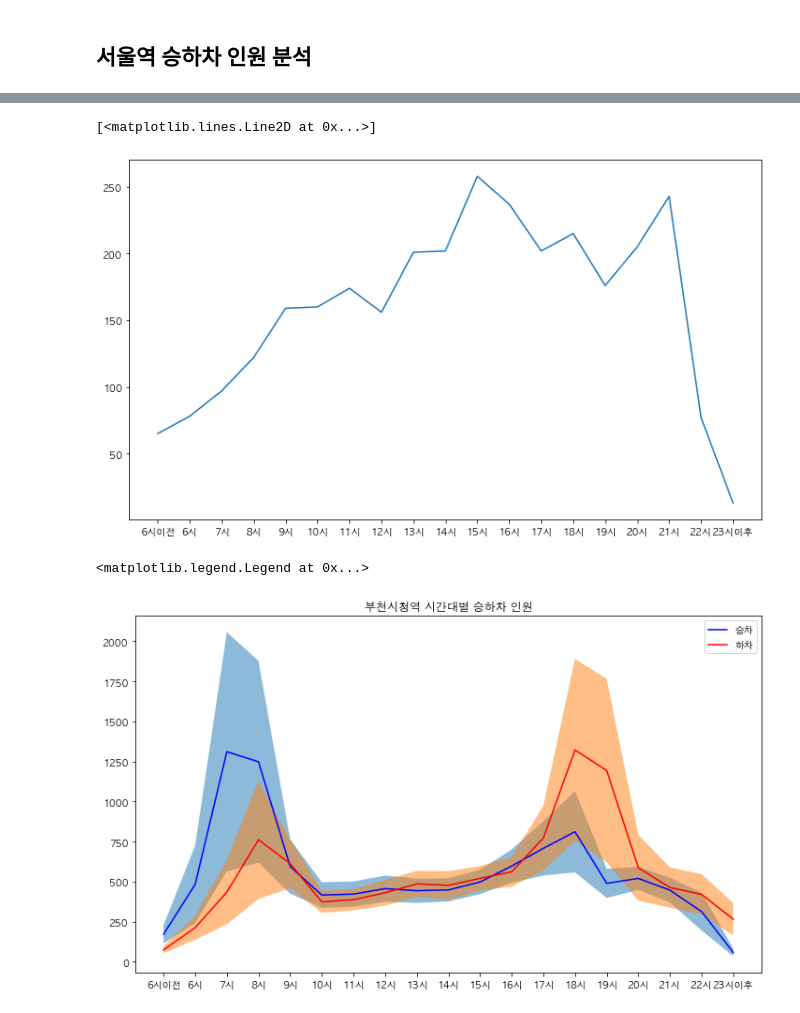
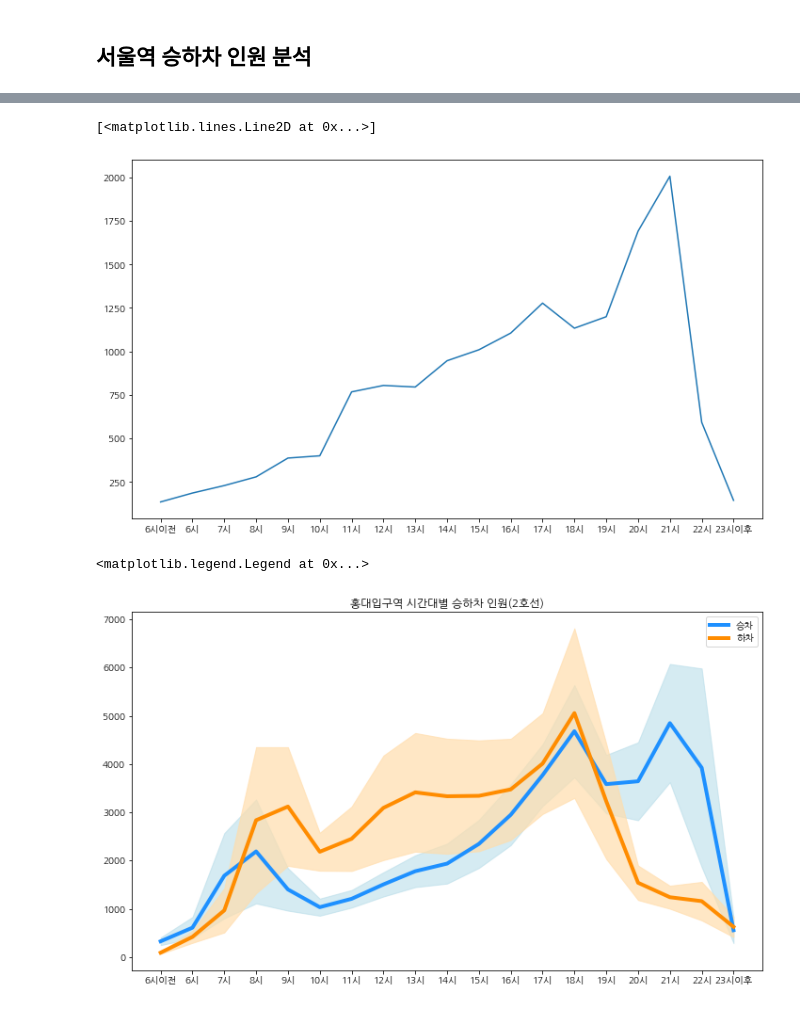
Before and after one commit to SeungyounShin/DGU-DataAnalysis, a Jupyter notebook: station.ipynb, the cells around one changed output, grey strips where cells are left out. Drawn from its saved outputs; the diff is of its cells as text; code cells hidden in the pictures.

```diff
--- a/station.ipynb
+++ b/station.ipynb
@@ -3,8 +3,16 @@ import pandas as pd
 import numpy as np
 import matplotlib.pyplot as plt
 import platform
-if platform.system() == 'Darwin': #맥
-    plt.rc('font', family='AppleGothic')
+from matplotlib import font_manager, rc
+
+path = "c:\Windows/Fonts/NanumGothic.ttf"
+if platform.system() == 'Darwin':
+    rc('font', family='AppleGothic')
+elif platform.system() == 'Windows':
+    font_name = font_manager.FontProperties(fname=path).get_name()
+    rc('font', family=font_name)
+
+plt.rcParams['axes.unicode_minus'] = False
 # %% [markdown]
 ## 데이터 불러오기
 # %%
@@ -43,5 +36,5 @@ array(['을지로입구', '을지로3가', '을지로4가', '동대문역사문
 # %%
-station = subway[subway['역명']=='부천시청']
+station = subway[subway['역명']=='홍대입구']
 
 plt.figure(figsize=(12,7))
 plt.xticks(list(range(19)),[i.split('-')[0] for i in list(station.columns)[5:]])
@@ -49,28 +42,28 @@ plt.xticks(list(range(19)),[i.split('-')[0] for i in list(station.columns)[5:]])
 plt.plot(list(station.iloc[0][5:]))
 # %% [output]
 [<matplotlib.lines.Line2D at 0x...>]
-[figure, old version]
+[figure, new version]
 # %%
-line = '7호선'
+line = '2호선'
 
 seoul_in  = station[(station['구분']=='승차') & (station['호선']==line)]
 seoul_out = station[(station['구분']=='하차') & (station['호선']==line)]
 
 mean_in = np.array(seoul_in[list(station.columns)[5:]]).mean(axis=0)
 std_in = np.array(seoul_in[list(station.columns)[5:]]).std(axis=0)
 mean_out = np.array(seoul_out[list(station.columns)[5:]]).mean(axis=0)
 std_out = np.array(seoul_out[list(station.columns)[5:]]).std(axis=0)
 
 #visualization
 plt.figure(figsize=(12,7))
-plt.xticks(list(range(19)),[i.split('-')[0] for i in list(seoul_station.columns)[5:]])
+plt.xticks(list(range(19)),[i.split('-')[0] for i in list(seoul_in.columns)[5:]])
 
-plt.title('부천시청역 시간대별 승하차 인원')
-plt.plot(mean_in, c='blue', label='승차')
-plt.fill_between(list(range(19)),mean_in-std_in,mean_in+std_in,alpha=0.5)
-plt.plot(mean_out, c='red',label='하차')
-plt.fill_between(list(range(19)),mean_out-std_out,mean_out+std_out,alpha=0.5)
+plt.title('홍대입구역 시간대별 승하차 인원(2호선)')
+plt.plot(mean_in, c='dodgerblue', label='승차',linewidth=4)
+plt.fill_between(list(range(19)),mean_in-std_in,mean_in+std_in,alpha=0.5,color='lightblue')
+plt.plot(mean_out, c='darkorange',label='하차',linewidth=4)
+plt.fill_between(list(range(19)), mean_out-std_out, mean_out+std_out, alpha=0.7, color='navajowhite')
 plt.legend()
 # %% [output]
 <matplotlib.legend.Legend at 0x...>
-[figure, old version]
+[figure, new version]
```
Also changed, not shown: parts of 1 cell of this notebook.
